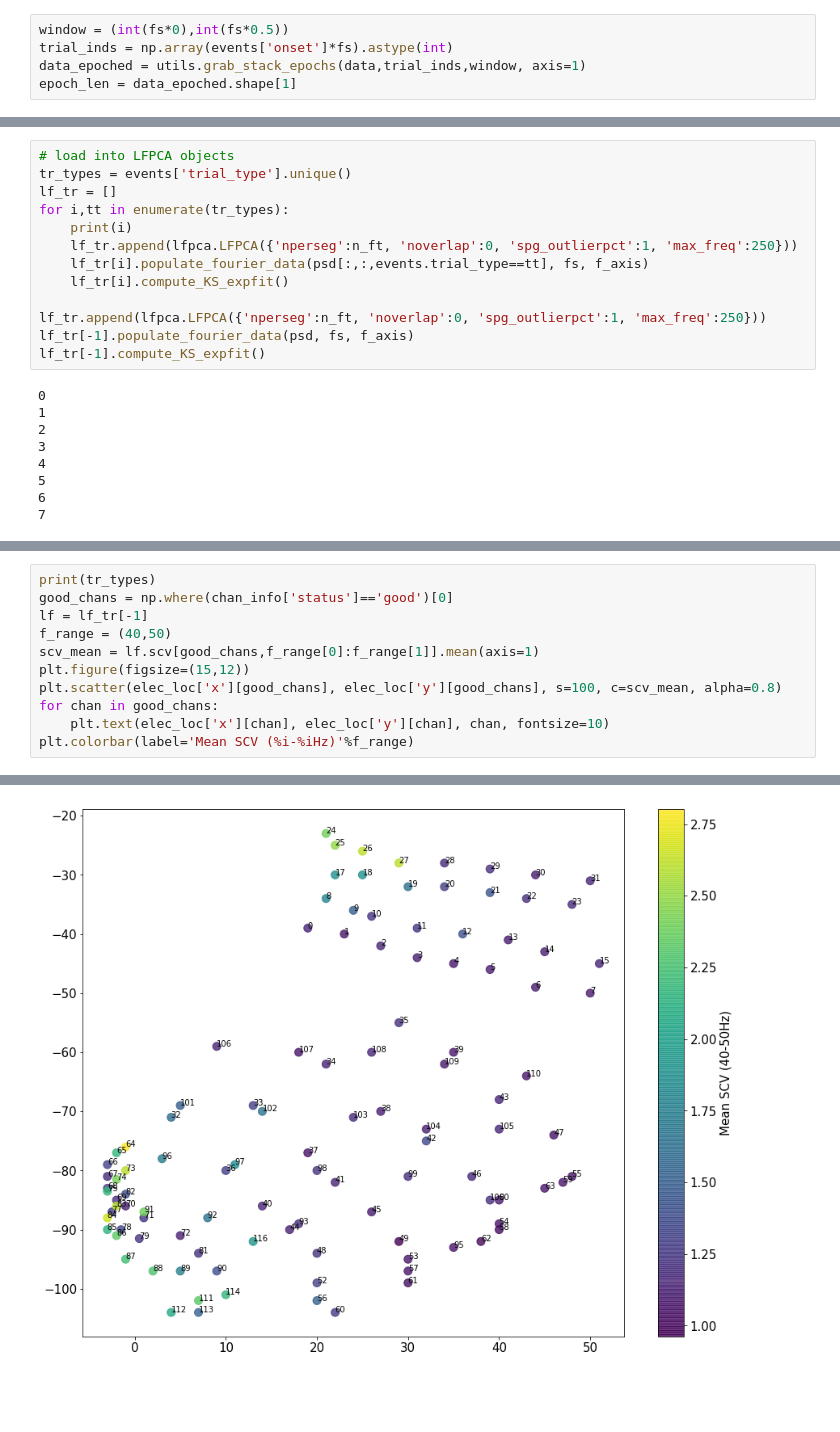
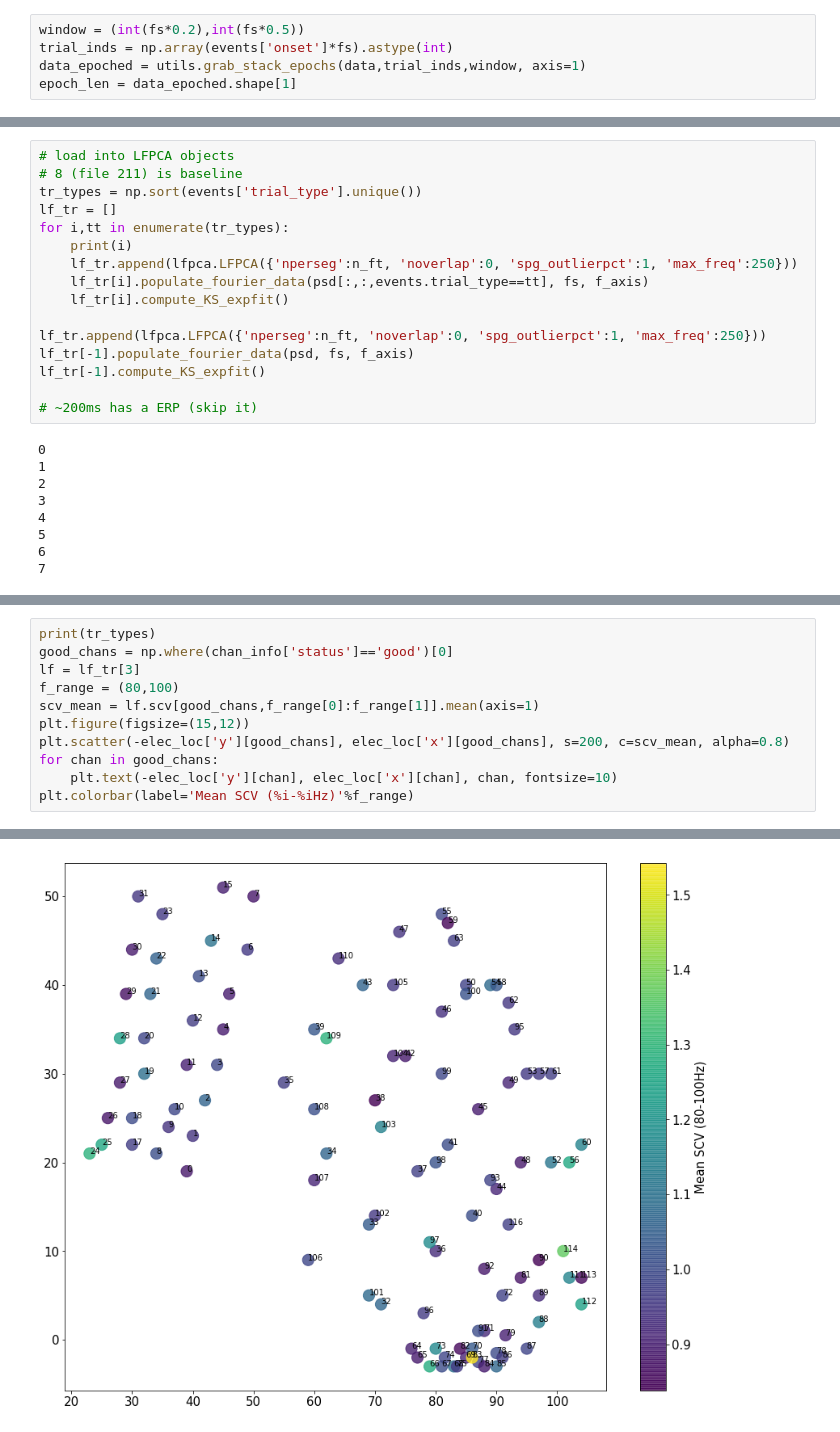
Before and after one commit to voytekresearch/SpectralCA, a Jupyter notebook: notebooks_analysis/lfpca_HermesVisECoG.ipynb, the cells around one changed output, grey strips where cells are left out. Cells and saved outputs as stored; diff of their text form; blank space fills up the shorter version.

Commit message:
redid Hermes ECoG analysis to skip ERP period

```diff
--- a/notebooks_analysis/lfpca_HermesVisECoG.ipynb
+++ b/notebooks_analysis/lfpca_HermesVisECoG.ipynb
@@ -97,7 +97,7 @@ Transition bandwidth is 3.0 Hz. Pass/stop bandwidth is 6 Hz
 # %% [markdown]
 # Epoched data analysis
 # %%
-window = (int(fs*0),int(fs*0.5))
+window = (int(fs*0.2),int(fs*0.5))
 trial_inds = np.array(events['onset']*fs).astype(int)
 data_epoched = utils.grab_stack_epochs(data,trial_inds,window, axis=1)
 epoch_len = data_epoched.shape[1]
@@ -113,7 +113,8 @@ f_axis = f_axis[:np.where(np.abs(f_axis)>f_lim)[0][0]]
 psd = (np.abs(ft)**2.)[:,:len(f_axis),:]
 # %%
 # load into LFPCA objects
-tr_types = events['trial_type'].unique()
+# 8 (file 211) is baseline
+tr_types = np.sort(events['trial_type'].unique())
 lf_tr = []
 for i,tt in enumerate(tr_types):
     print(i)
@@ -124,6 +125,8 @@ for i,tt in enumerate(tr_types):
 lf_tr.append(lfpca.LFPCA({'nperseg':n_ft, 'noverlap':0, 'spg_outlierpct':1, 'max_freq':250}))
 lf_tr[-1].populate_fourier_data(psd, fs, f_axis)
 lf_tr[-1].compute_KS_expfit()
+
+# ~200ms has a ERP (skip it)
 # %% [output]
 0
 1
@@ -161,12 +164,12 @@ plt.title('%.1fHz'%f_axis[fr]);
 # %%
 print(tr_types)
 good_chans = np.where(chan_info['status']=='good')[0]
-lf = lf_tr[-1]
-f_range = (40,50)
+lf = lf_tr[3]
+f_range = (80,100)
 scv_mean = lf.scv[good_chans,f_range[0]:f_range[1]].mean(axis=1)
 plt.figure(figsize=(15,12))
-plt.scatter(elec_loc['x'][good_chans], elec_loc['y'][good_chans], s=100, c=scv_mean, alpha=0.8)
+plt.scatter(-elec_loc['y'][good_chans], elec_loc['x'][good_chans], s=200, c=scv_mean, alpha=0.8)
 for chan in good_chans:
-    plt.text(elec_loc['x'][chan], elec_loc['y'][chan], chan, fontsize=10)
+    plt.text(-elec_loc['y'][chan], elec_loc['x'][chan], chan, fontsize=10)
 plt.colorbar(label='Mean SCV (%i-%iHz)'%f_range)
 # %% [output]
@@ -174,3 +177,3 @@ plt.colorbar(label='Mean SCV (%i-%iHz)'%f_range)
 <matplotlib.colorbar.Colorbar at 0x...>
-[figure, old version]
+[figure, new version]
 # %%
```
Also changed, not shown: parts of 4 cells of this notebook, 4 other files.
